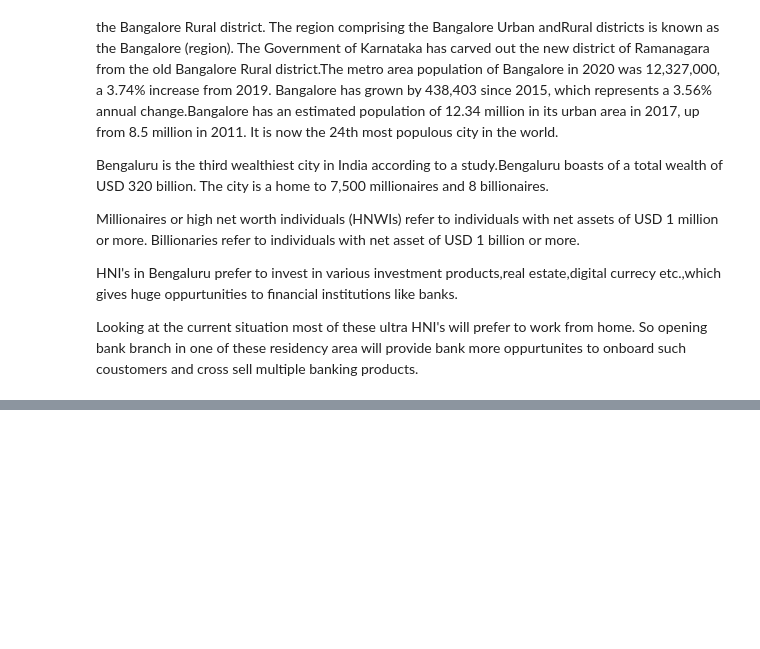
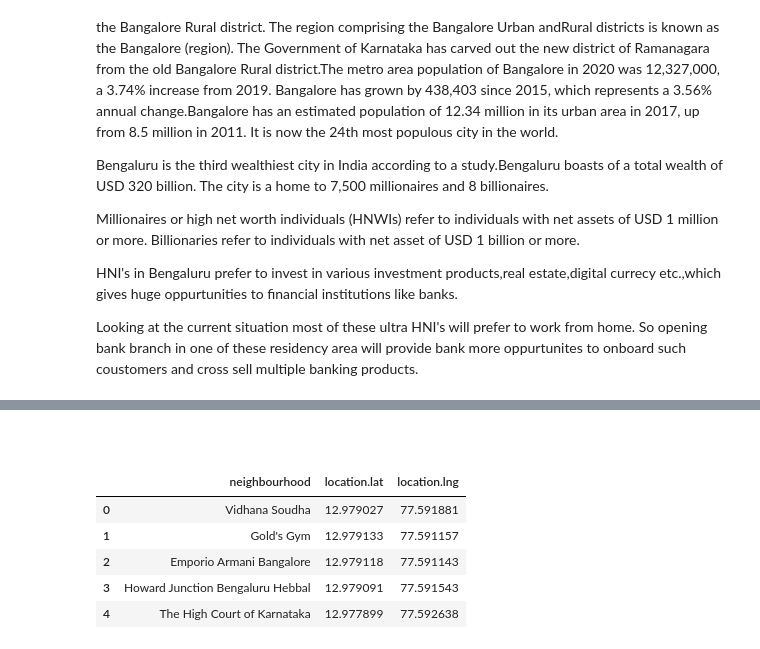
Before and after one commit to amysamy18/Coursera_Capstone, a Jupyter notebook: Capstone project-The Battle of Neighbourhoods.ipynb, the cells around one changed output, grey strips where cells are left out. Drawn from its saved outputs; the diff is of its cells as text; code cells hidden in the pictures; blank space fills up the shorter version.

```diff
--- a/Capstone project-The Battle of Neighbourhoods.ipynb
+++ b/Capstone project-The Battle of Neighbourhoods.ipynb
@@ -18,0 +122,13 @@ Looking at the current situation most of these ultra HNI's will prefer to work f
+# %% [markdown]
+###
+# %%
+#rename column name to neighbourhood
+df = df.rename(columns={'name':'neighbourhood'})
+df.head()
+# %% [output]
+|  | neighbourhood | location.lat | location.lng |
+| 0 | Vidhana Soudha | 12.979027 | 77.591881 |
+| 1 | Gold's Gym | 12.979133 | 77.591157 |
+| 2 | Emporio Armani Bangalore | 12.979118 | 77.591143 |
+| 3 | Howard Junction Bengaluru Hebbal | 12.979091 | 77.591543 |
+| 4 | The High Court of Karnataka | 12.977899 | 77.592638 |
```
Also changed, not shown: parts of 12 cells of this notebook.
